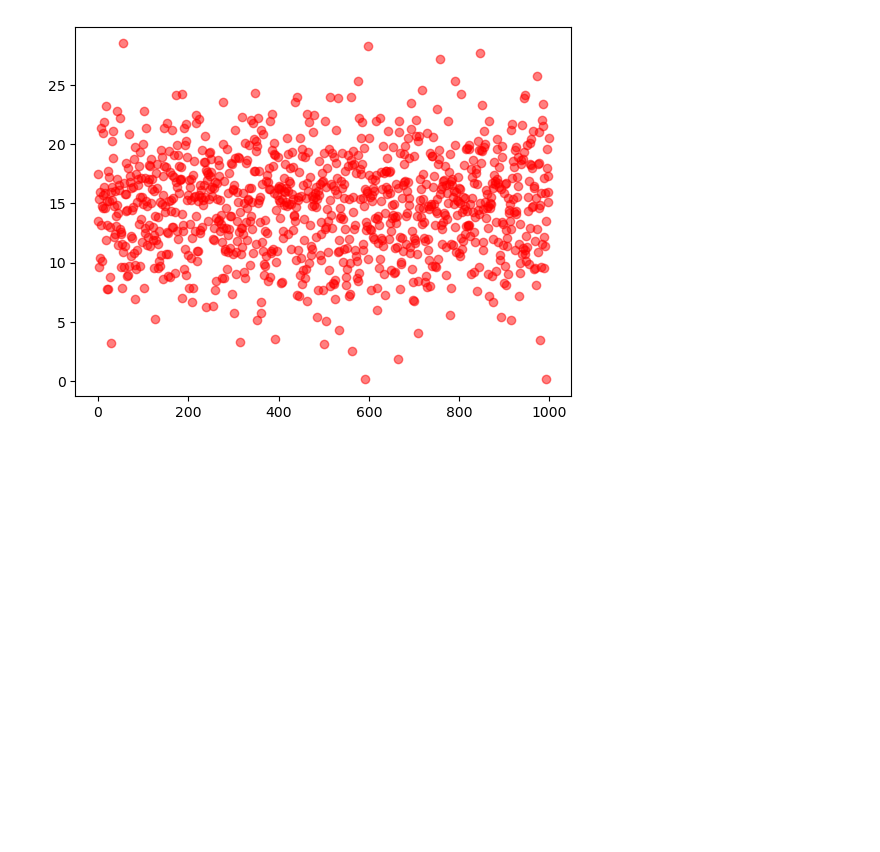
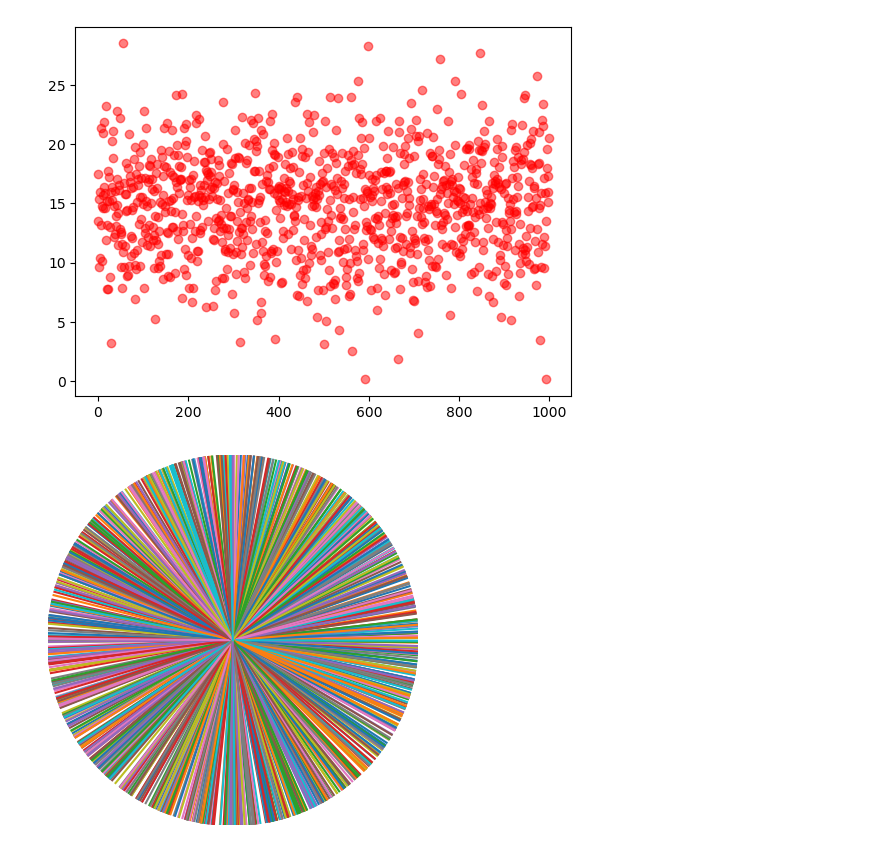
Before and after one commit to Kantulaev/ML_projects, a Jupyter notebook: lesson_7_Trigonometry.ipynb, the cells around one changed output. Drawn from its saved outputs; the diff is of its cells as text; code cells hidden in the pictures; blank space fills up the shorter version.

Commit message:
any angle sin graphik

```diff
--- a/lesson_7_Trigonometry.ipynb
+++ b/lesson_7_Trigonometry.ipynb
@@ -20,3 +20,16 @@ plt.plot(nums,'ro',alpha=.5)
 # %% [output]
 [<matplotlib.lines.Line2D at 0x...>]
 [figure]
+# %%
+nums = np.random.rand(1000)*np.pi * 2
+
+for i in nums:
+    plt.plot([0, np.cos(i)], [0, np.sin(i)])
+
+plt.axis('square')
+plt.axis([-1, 1, -1, 1])
+plt.axis('off')
+
+plt.show()
+# %% [output]
+[figure, added]
```
Also changed, not shown: parts of 4 cells of this notebook, 1 other file.
